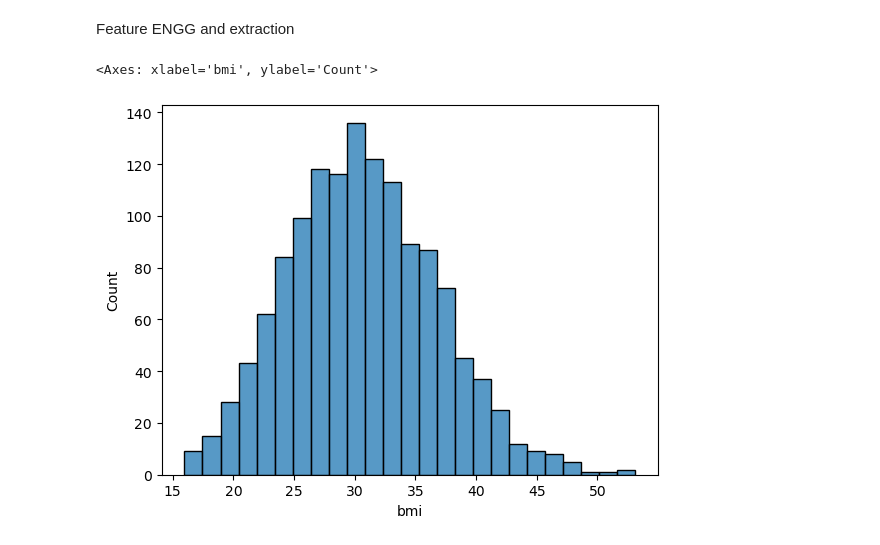
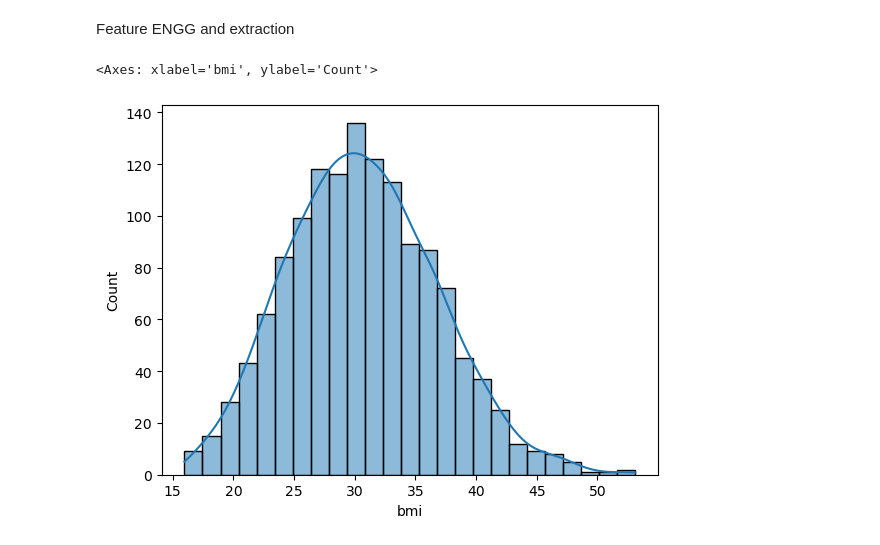
Before and after one commit to ParthShah007/PYTHONgg, a Jupyter notebook: ml1.ipynb, the cells around one changed output. Cells and saved outputs as stored; diff of their text form; code cells hidden in the pictures.

```diff
--- a/ml1.ipynb
+++ b/ml1.ipynb
@@ -234,7 +245,7 @@ df_cleaned.astype(int)
 # %% [markdown]
 Feature ENGG and extraction
 # %%
-sns.histplot(df['bmi'])
+sns.histplot(df['bmi'], kde = True)
 # %% [output]
 <Axes: xlabel='bmi', ylabel='Count'>
-[figure, old version]
+[figure, new version]
```
Also changed, not shown: parts of 12 cells of this notebook, 2 other files.
